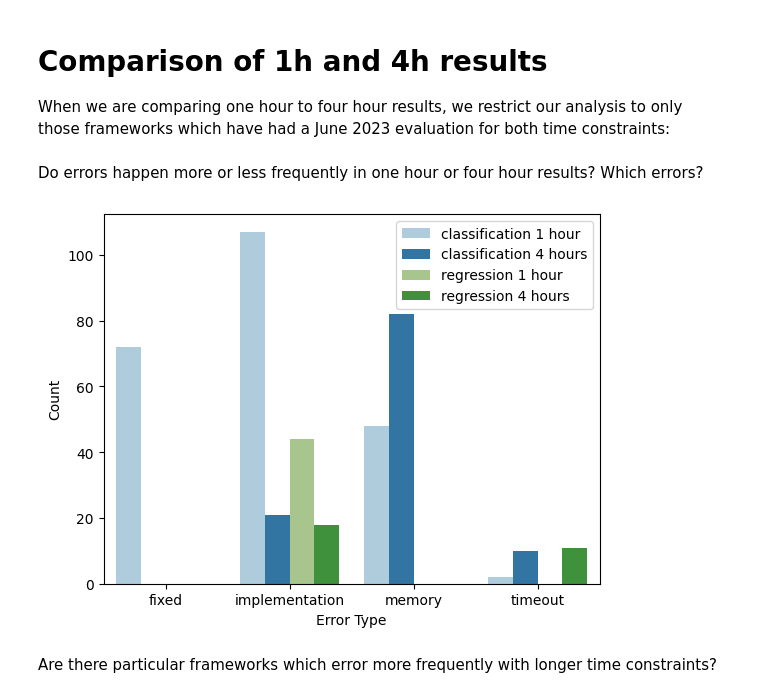
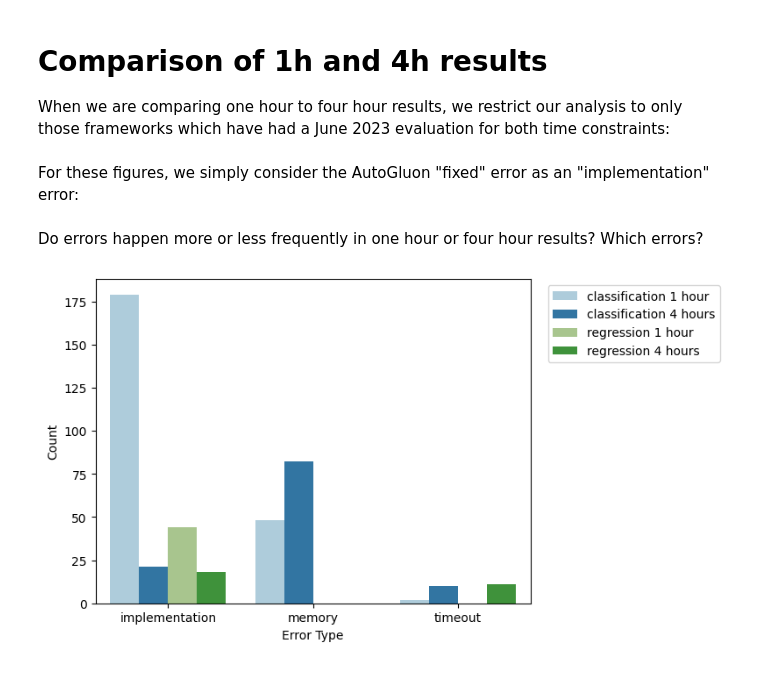
Before and after one commit to PGijsbers/amlb-results, a Jupyter notebook: notebooks/error_visualization.ipynb, the cells around one changed output. Drawn from its saved outputs; the diff is of its cells as text; code cells hidden in the pictures.

Commit message:
Add error by duration plot

```diff
--- a/notebooks/error_visualization.ipynb
+++ b/notebooks/error_visualization.ipynb
@@ -29,7 +29,7 @@ results = results[results["framework"] != "NaiveAutoML"]
 # %% [markdown]
 ## Categorizing Errors
 # %%
-with_errors = results[~results["info"].isna()][["framework", "task", "fold", "constraint", "info", "metric"]]
+with_errors = results[~results["info"].isna()][["framework", "task", "fold", "constraint", "info", "metric", "duration"]]
 # %%
 TIMEOUT_PATTERN = re.compile("Interrupting thread MainThread \[ident=\d+\] after \d+s timeout.")
 def is_timeout(message: str) -> bool:
@@ -258,6 +258,10 @@ When we are comparing one hour to four hour results, we restrict our analysis to
 from data_processing import is_old
 # %%
 errors_on_recent = with_errors[~with_errors.apply(lambda r: is_old(r["framework"], "4h8c_gp3", r["metric"]), axis=1)].copy()
+# %% [markdown]
+For these figures, we simply consider the AutoGluon "fixed" error as an "implementation" error:
+# %%
+errors_on_recent["error_type"] = errors_on_recent["error_type"].apply(lambda err: "implementation" if err == "fixed" else err)
 # %% [markdown]
 
 
@@ -269,33 +273,32 @@ suite = {"neg_rmse": "regression", "auc": "classification", "neg_logloss": "clas
 
 errors_on_recent["constraint-formatted"] = errors_on_recent["constraint"].apply(lambda s: "1 hour" if s == "1h8c_gp3" else "4 hours")
 errors_on_recent["suite-and-constraint"] = errors_on_recent.apply(lambda r: suite[r["metric"]] + " " + r["constraint-formatted"] , axis=1)
 errors_by_type_and_constraint = errors_on_recent.groupby(["suite-and-constraint", "error_type"], as_index=False).count()
 
 errors_by_type_and_constraint = errors_by_type_and_constraint.rename(columns={"error_type": "Error Type", "constraint": "Time constraint", "info": "Count"})
 errors_by_type_and_constraint = errors_by_type_and_constraint.drop(columns="metric")
 
 hues = {
     "classification 1 hour": "#a6cee3",
     "classification 4 hours": "#2078b4",
     "regression 1 hour": "#A7CE85",
     "regression 4 hours":"#32a02d",
 }
 
 sns.barplot(
     errors_by_type_and_constraint,
     x="Error Type",
     y="Count",
     hue="suite-and-constraint",
     hue_order=hues.keys(),
     palette=hues,
 )
 
 handles, labels = ax.get_legend_handles_labels()
 ax.legend(handles=handles, labels=labels)
+sns.move_legend(ax, "upper right", bbox_to_anchor=(1.45, 1))
 
 with PdfPages(FIGURE_DIRECTORY / f"errors-by-constraint.pdf") as f:
     f.savefig(fig, bbox_inches="tight")
 # %% [output]
-[figure, old version]
+[figure, new version]
-# %% [markdown]
- Are there particular frameworks which error more frequently with longer time constraints?
```
Also changed, not shown: parts of 4 cells of this notebook.
